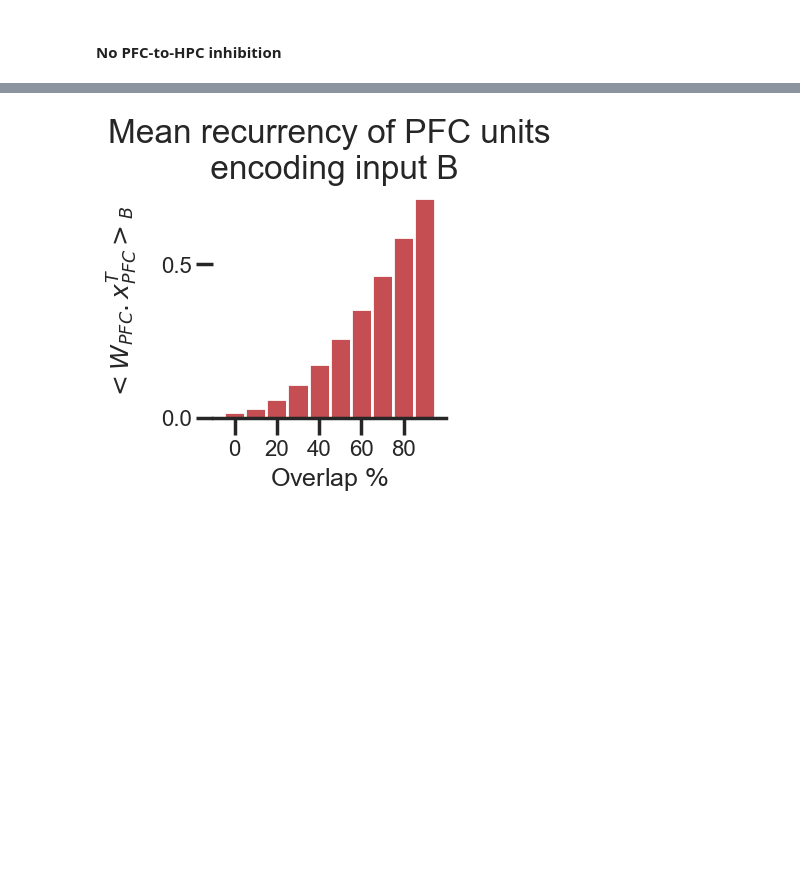
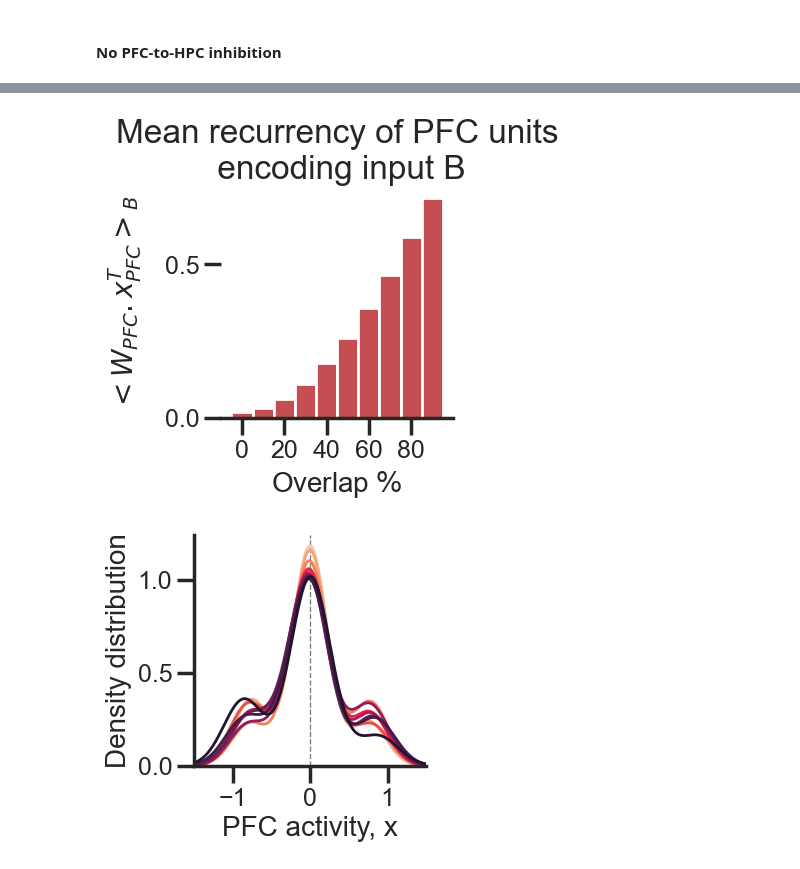
Before and after one commit to inesCompleto/role_PFC_consolidation, a Jupyter notebook: Code_Figs.ipynb, the cells around one changed output, grey strips where cells are left out. Cells and saved outputs as stored; diff of their text form; code cells hidden in the pictures; blank space fills up the shorter version.

```diff
--- a/Code_Figs.ipynb
+++ b/Code_Figs.ipynb
@@ -1614,28 +1343,27 @@ for o in [0.0,0.9]:
 # %%
-import numpy as np
-import matplotlib.pyplot as plt
-
-
-degree_of_overlap = np.around(np.arange(0, 1, 0.1), decimals=1)
-recurrency = {}
-firing_rates = {}
+recurrency = {} # empty dict to store mean recurrent activity in PFC
+firing_rates = {} # empty dict to store firing rate density distribution
 
 for o in degree_of_overlap:
-    print(o)
+
+    print('Degree of overlap:', o)
+
+    # Initial connectivity
     weights = np.zeros((n_total, n_total))
-    weights[n_HPC:,n_HPC:] = PFC_trained_weights_sleep1 # set weights of R2(PFC) to trained weights, with memory_A
+    weights[n_HPC:,n_HPC:] = weights_sleep_A[n_HPC:, n_HPC:] # set weights of PFC to trained weights, with memory_A
     weights[v2,v1]=-1 # Inhibitory PFC-to-HPC
     weights[v1,v2]=0.5 # Excitatory HPC-to-PFC
 
+    # Initial firing rate
     r =  np.zeros(n_total)
     r_total=[]
 
-    I = new_memories[o][0]
-    print(I)
-    targeted_neurons = np.nonzero(I)[0]
-    print(targeted_neurons)
-    I=np.concatenate((I,I))
+    # External input
+    I = new_memories[o][0] # external input projecting to one region
+    targeted_neurons = np.nonzero(I)[0] # indices of neurons targeted by pattern B
+    I=np.concatenate((I,I)) # total external input acting on HPC-PFC network
 
+    # Run simulation
     i=0
 
     while i<7600:
@@ -1645,16 +1373,19 @@ for o in degree_of_overlap:
         r_new = r + dt*hopfield(r, weights, I, n_HPC)
         r_total.append(r)
 
-        if i==800:
-            bla = weights[n_HPC:, n_HPC:]@r[n_HPC:]
-            recurrency[o]=np.abs(bla[targeted_neurons])
-            mean_recurrency[o]=np.mean(recurrency[o])
+        if i==800: # calculate recurrent PFC activity in beginning of encoding
+            recurrent_activity = weights[n_HPC:, n_HPC:]@r[n_HPC:]
+            recurrency[o]=np.abs(recurrent_activity[targeted_neurons])
 
         i+=1
         r = r_new
     firing_rates[o]=r
 
-# Calculate the mean
+"""
+Plots
+"""
+# Figure S5 a)
+# Calculate average PFC recurrent activity
 mean_values = [np.mean(eval(f"recurrency[{o}]")) for o in degree_of_overlap]
 categories = ['0', '10', '20', '30', '40', '50', '60', '70', '80', '90']
 
@@ -1673,4 +1404,27 @@ plt.xlabel('Overlap $\%$')
 plt.ylabel('$<W_{PFC}.x^T_{PFC}>_B$', labelpad=15)
 plt.savefig('Recurrency.png', bbox_inches='tight', dpi=600, transparent=True)
 plt.show()
+
+
+# Figure S5 b)
+fig, ax = plt.subplots()  # Create a figure and Axes object
+
+# Remove the top and right spines
+ax.spines['top'].set_visible(False)
+ax.spines['right'].set_visible(False)
+
+# Remove the left and bottom ticks
+ax.yaxis.tick_left()
+ax.xaxis.tick_bottom()
+plt.axvline(x=0, color='grey', linestyle='--', linewidth=1)
+for n,o in enumerate(degree_of_overlap):
+    color = sns.color_palette("rocket_r", 10)[n]  # Select color from Seaborn palette
+    sns.kdeplot(firing_rates[o][n_HPC:], color=color)
+
+plt.xlabel('PFC activity, x')
+plt.xlim(-1.5, 1.5)
+plt.yticks([0,0.5,1])
+plt.ylabel('Density distribution')
+plt.savefig('Sparseness_PFC.png', bbox_inches='tight', dpi=600, transparent=True)
+plt.show()
 # %% [output]
@@ -1694 +1441,2 @@ plt.show()
-[figure, old version]
+[figure, new version]
+[figure, added]
```
Also changed, not shown: parts of 69 cells of this notebook.
